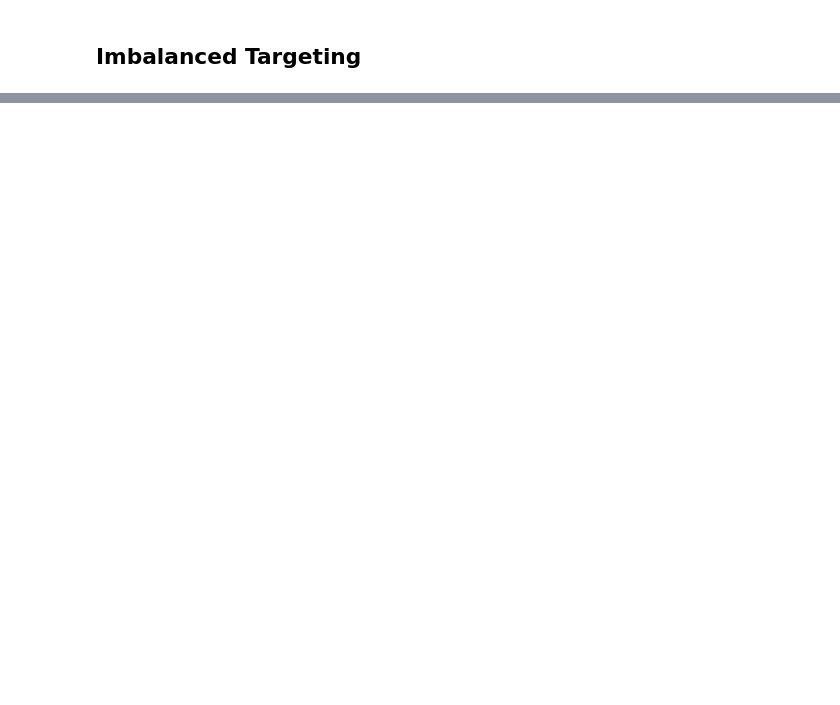
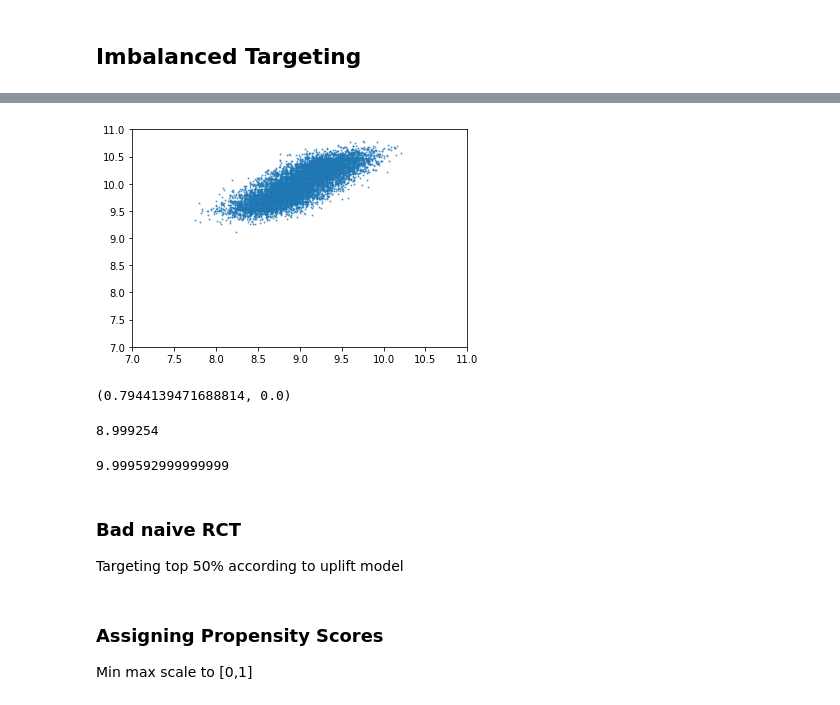
Before and after one commit to ANGELMAN-J/Applied-Predictive-Analytics-SS19, a Jupyter notebook: APA Basic Data Sim.ipynb, the cells around one changed output, grey strips where cells are left out. Cells and saved outputs as stored; diff of their text form; code cells hidden in the pictures; blank space fills up the shorter version.

```diff
--- a/APA Basic Data Sim.ipynb
+++ b/APA Basic Data Sim.ipynb
@@ -155,0 +175,25 @@ Targeting all:  765677.27
+# %%
+plt.scatter(x=pred_uplift, y=true_treatment_effect, s=1, alpha = 0.6)
+plt.xlim(7,11)
+plt.ylim(7,11)
+plt.show()
+# %% [output]
+[figure, added]
+# %%
+sp.stats.pearsonr(pred_uplift, true_treatment_effect)
+# %% [output]
+(0.7944139471688814, 0.0)
+# %%
+pred_uplift.mean()
+# %% [output]
+8.999254
+# %%
+true_treatment_effect.mean()
+# %% [output]
+9.999592999999999
+# %% [markdown]
+### Bad naive RCT
+Targeting top 50% according to uplift model
+# %% [markdown]
+### Assigning Propensity Scores
+Min max scale to [0,1]
```
Also changed, not shown: parts of 31 cells of this notebook.
